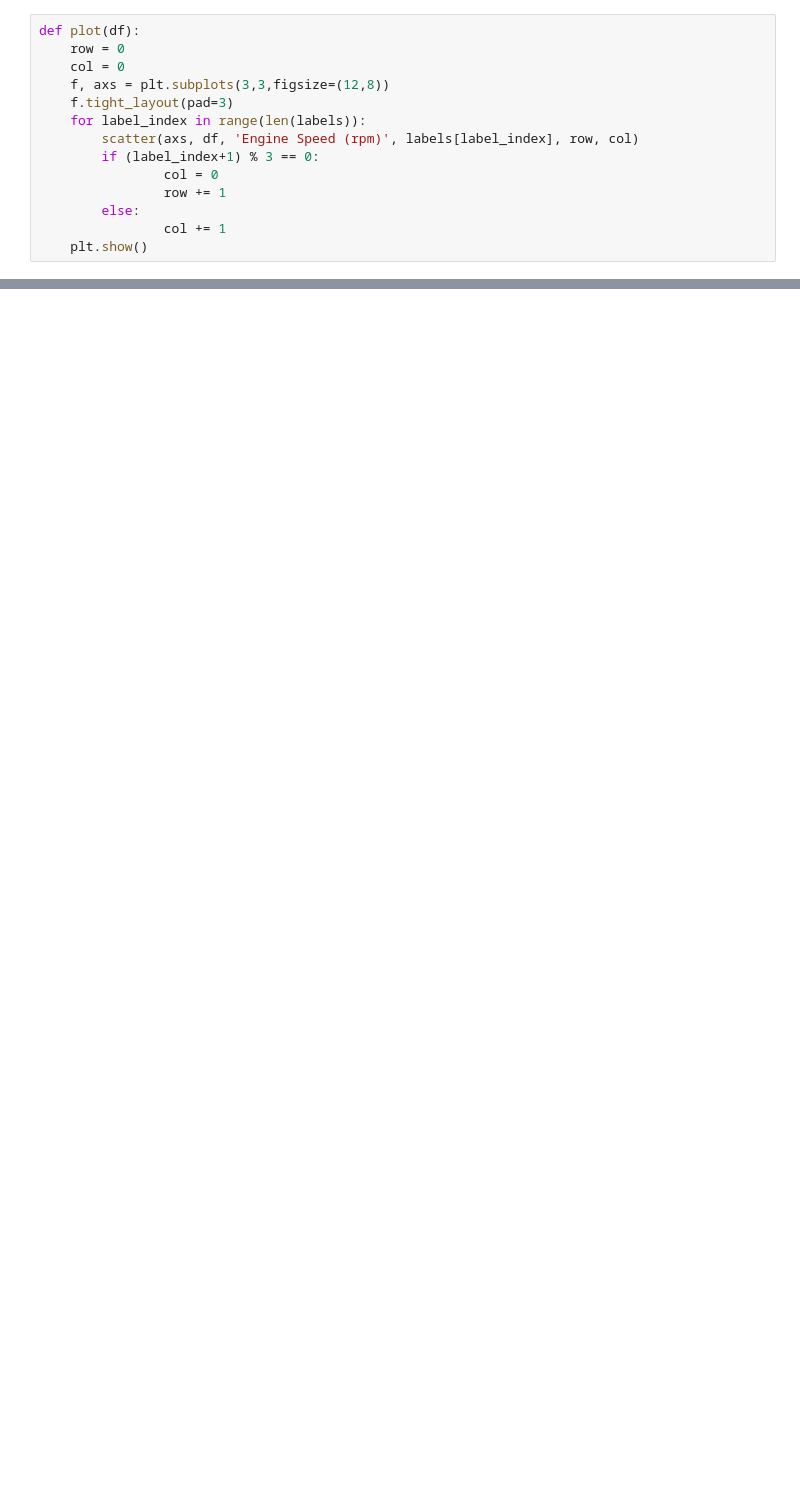
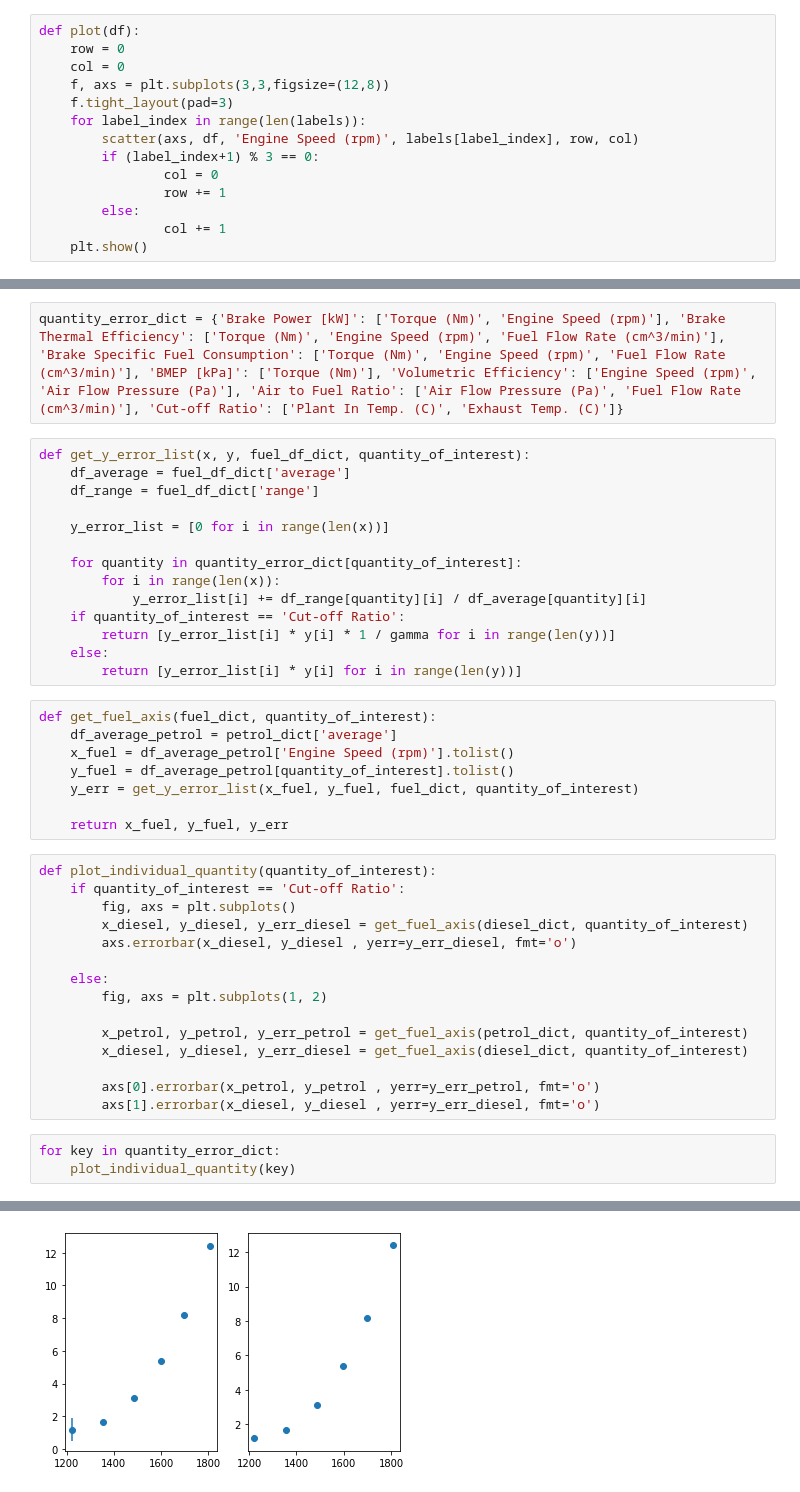
Before and after one commit to charlieblindsay/engine-laboratory, a Jupyter notebook: main.ipynb, the cells around one changed output, grey strips where cells are left out. Saved outputs shown, nothing was run; the diff lists cells and outputs as text; blank space fills up the shorter version.

Commit message:
added ability to plot error bars

```diff
--- a/main.ipynb
+++ b/main.ipynb
@@ -80,0 +114,43 @@ plot(petrol_df)
+# %%
+quantity_error_dict = {'Brake Power [kW]': ['Torque (Nm)', 'Engine Speed (rpm)'], 'Brake Thermal Efficiency': ['Torque (Nm)', 'Engine Speed (rpm)', 'Fuel Flow Rate (cm^3/min)'], 'Brake Specific Fuel Consumption': ['Torque (Nm)', 'Engine Speed (rpm)', 'Fuel Flow Rate (cm^3/min)'], 'BMEP [kPa]': ['Torque (Nm)'], 'Volumetric Efficiency': ['Engine Speed (rpm)', 'Air Flow Pressure (Pa)'], 'Air to Fuel Ratio': ['Air Flow Pressure (Pa)', 'Fuel Flow Rate (cm^3/min)'], 'Cut-off Ratio': ['Plant In Temp. (C)', 'Exhaust Temp. (C)']}
+# %%
+def get_y_error_list(x, y, fuel_df_dict, quantity_of_interest):
+    df_average = fuel_df_dict['average']
+    df_range = fuel_df_dict['range']
+
+    y_error_list = [0 for i in range(len(x))]
+
+    for quantity in quantity_error_dict[quantity_of_interest]:
+        for i in range(len(x)):
+            y_error_list[i] += df_range[quantity][i] / df_average[quantity][i]
+    if quantity_of_interest == 'Cut-off Ratio':
+        return [y_error_list[i] * y[i] * 1 / gamma for i in range(len(y))]
+    else:
+        return [y_error_list[i] * y[i] for i in range(len(y))]
+# %%
+def get_fuel_axis(fuel_dict, quantity_of_interest):
+    df_average_petrol = petrol_dict['average']
+    x_fuel = df_average_petrol['Engine Speed (rpm)'].tolist()
+    y_fuel = df_average_petrol[quantity_of_interest].tolist()
+    y_err = get_y_error_list(x_fuel, y_fuel, fuel_dict, quantity_of_interest)
+
+    return x_fuel, y_fuel, y_err
+# %%
+def plot_individual_quantity(quantity_of_interest):
+    if quantity_of_interest == 'Cut-off Ratio':
+        fig, axs = plt.subplots()
+        x_diesel, y_diesel, y_err_diesel = get_fuel_axis(diesel_dict, quantity_of_interest)
+        axs.errorbar(x_diesel, y_diesel , yerr=y_err_diesel, fmt='o')
+
+    else:
+        fig, axs = plt.subplots(1, 2)
+
+        x_petrol, y_petrol, y_err_petrol = get_fuel_axis(petrol_dict, quantity_of_interest)
+        x_diesel, y_diesel, y_err_diesel = get_fuel_axis(diesel_dict, quantity_of_interest)
+
+        axs[0].errorbar(x_petrol, y_petrol , yerr=y_err_petrol, fmt='o')
+        axs[1].errorbar(x_diesel, y_diesel , yerr=y_err_diesel, fmt='o')
+# %%
+for key in quantity_error_dict:
+    plot_individual_quantity(key)
+# %% [output]
@@ -80,0 +164 @@ plot(petrol_df)
+[figure, added]
```
Also changed, not shown: parts of 12 cells of this notebook.
